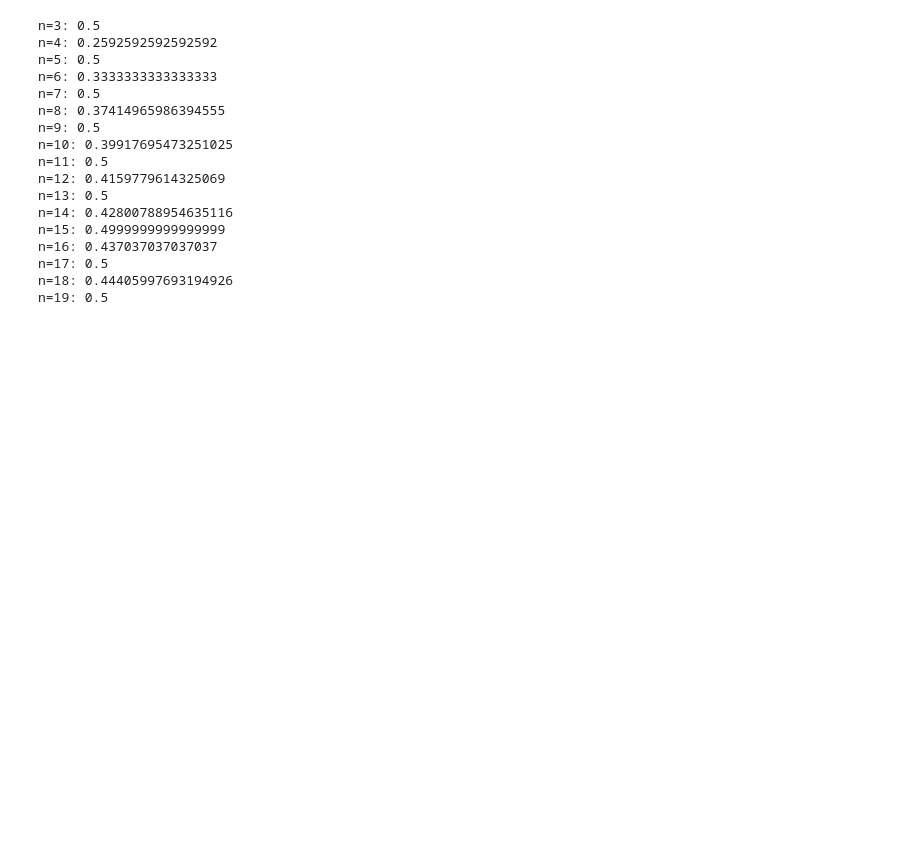
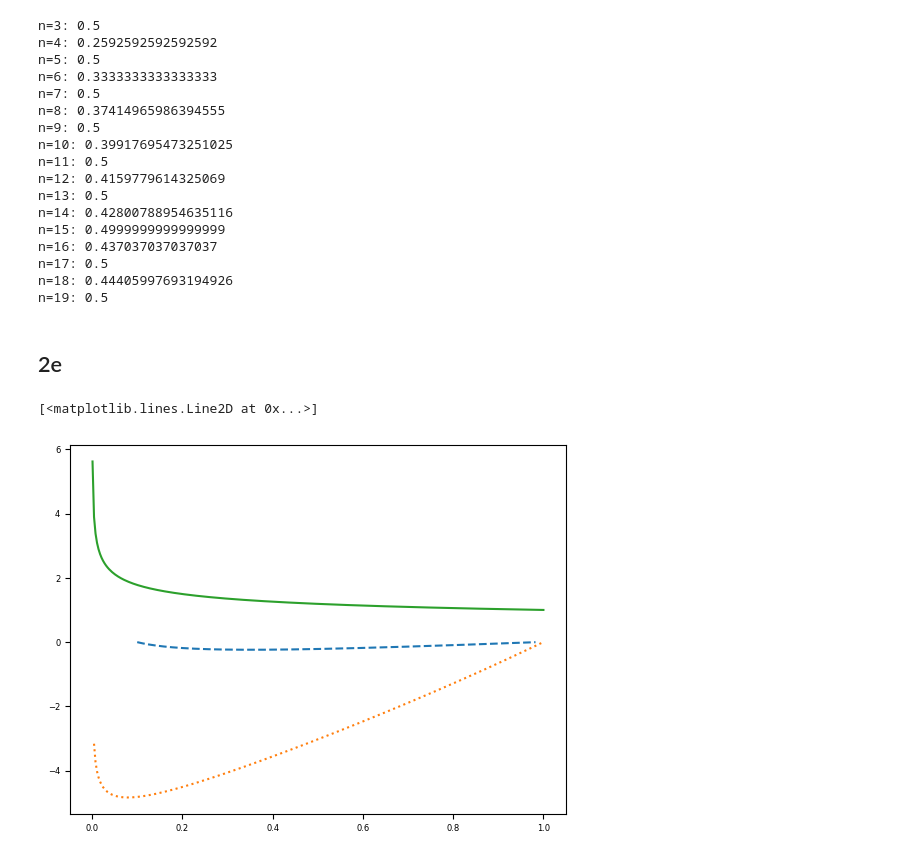
Before and after one commit to martinsw01/numdiff_p2, a Jupyter notebook: example.ipynb, the cells around one changed output. Saved outputs shown, nothing was run; the diff lists cells and outputs as text; code cells hidden in the pictures; blank space fills up the shorter version.

```diff
--- a/example.ipynb
+++ b/example.ipynb
@@ -342,3 +367,38 @@ n=16: 0.437037037037037
 n=17: 0.5
 n=18: 0.44405997693194926
 n=19: 0.5
+# %% [markdown]
+## 2e
+# %%
+def u2e(x):
+    return 1/(x**(1/4))
+
+def f_2e(x, alpha=2, b=1, c=1):
+    return -alpha*5/(16*x**(9/4)) - b/(4*x**(5/4)) + c*(1/x**(1/4))
+# %%
+M = 300
+alpha = 2
+b = 1
+c = 1
+
+# with equidistant nodes
+X = np.linspace(0.001, 1, M)
+H = np.diff(X)
+A = stiffness_matrix(alpha, b, c, H, M)
+F = load_vector(f_2e, X, M)
+U = np.linalg.solve(A, F)
+
+# with more nodes close to x=0
+log_X = np.flip(1/np.logspace(0.001, 1, M))
+log_H = np.diff(log_X)
+log_A = stiffness_matrix(alpha, b, c, log_H, M)
+log_F = load_vector(f_2e, log_X, M)
+log_U = np.linalg.solve(log_A, log_F)
+
+# plotting
+plt.plot(log_X[1:-1], log_U, linestyle='dashed')
+plt.plot(X[1:-1], U, linestyle='dotted')
+plt.plot(X, u2e(X))
+# %% [output]
+[<matplotlib.lines.Line2D at 0x...>]
+[figure, added]
```
Also changed, not shown: parts of 8 cells of this notebook.
